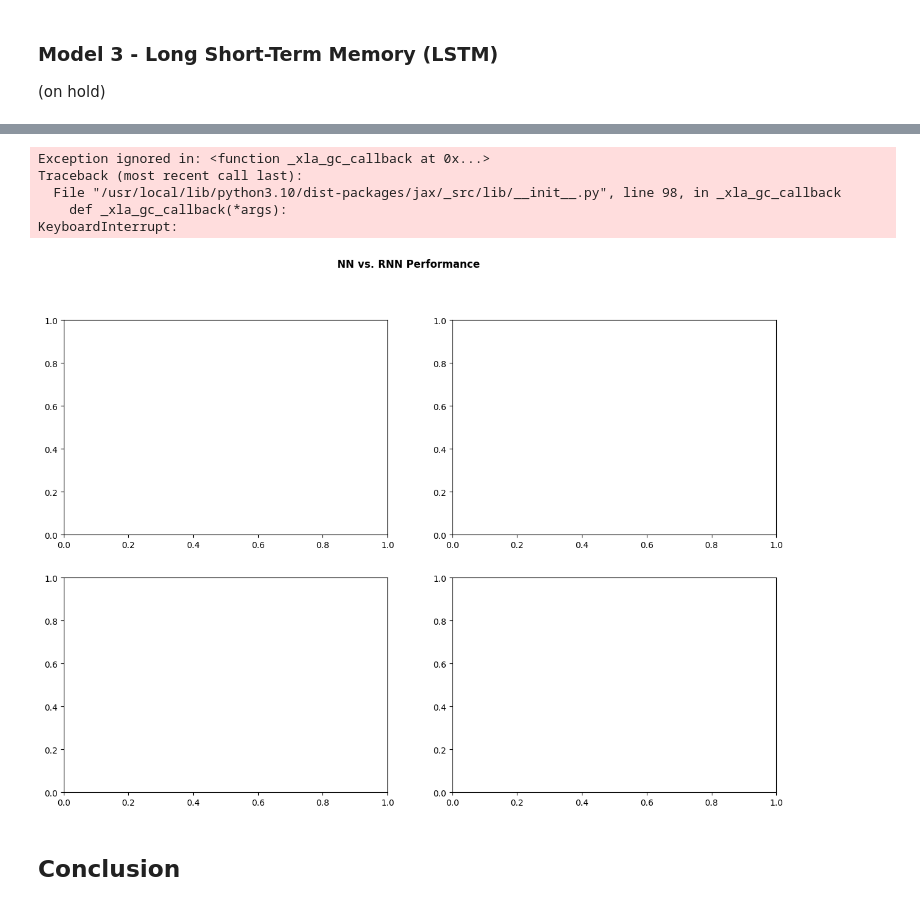
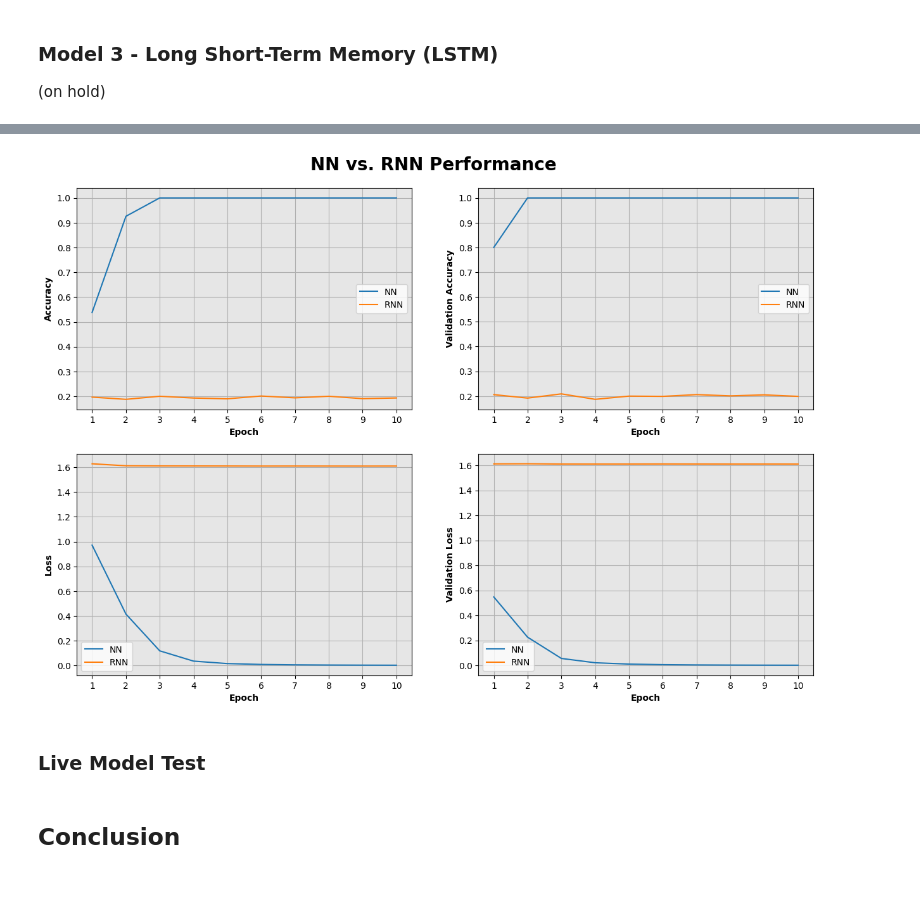
Before and after one commit to cgrundman/nuclear-magnetic-resonance, a Jupyter notebook: pattern_recognizer.ipynb, the cells around one changed output, grey strips where cells are left out. Saved outputs shown, nothing was run; the diff lists cells and outputs as text; code cells hidden in the pictures.

Commit message:
create model comparison plot

```diff
--- a/pattern_recognizer.ipynb
+++ b/pattern_recognizer.ipynb
@@ -391,70 +374,13 @@ history_nn.history
-# %%
-def compare_model_performance_accuracy(history_list, model_name_list=["[Model 1]", "[Model 2]"]):
-
-  f, axs = plt.subplots(2,2)
-
-  # Set figure size
-  f.set_figheight(10)
-  f.set_figwidth(15)
-
-  # # Set plot overall title
-  # Create the title
-  title = ""
-  for i in range(len(model_name_list)):
-    if title == "":
-      title = model_name_list[i]
-    else:
-      title += " vs. " + model_name_list[i]
-  title += " Performance"
-  f.suptitle(title, weight='bold')
-
-  # epoch_range = range(1,len(history['accuracy']) + 1)
-  list_of_metrics = ['accuracy', 'val_accuracy', 'loss', 'val_loss']
-
-  # axs = np.flatten(axs)
-
-  # for i in range(len(list_of_metrics)):
-  #   axs[0,0].set_xlabel('Epoch', weight='bold')
-  #   axs[1,0].set_facecolor((0.9, 0.9, 0.9))
-  #   axs[0,1].grid()
-
-  # # Plot Training Accuracy
-  # ax[0].plot(epoch_range, history['accuracy'])
-  # ax[0].plot(epoch_range, history['val_accuracy'])
-  # ax[0].legend(['Training accuracy', 'Validation Accuracy'])
-  # ax[0].set_ylabel('Accuracy', weight='bold')
-  # ax[0].set_xlabel('Epoch', weight='bold')
-  # ax[0].set_xticks(x_axis_range)
-  # ax[0].set_facecolor((0.9, 0.9, 0.9))
-  # ax[0].grid()
-
-  # # Plot Training Loss
-  # ax[1].plot(epoch_range, history['loss'])
-  # ax[1].plot(epoch_range, history['val_loss'])
-  # ax[1].legend(['Training loss', 'Validation loss'])
-  # ax[1].set_ylabel('Loss', weight='bold')
-  # ax[1].set_xlabel('Epoch', weight='bold')
-  # ax[1].set_xticks(x_axis_range)
-  # ax[1].set_facecolor((0.9, 0.9, 0.9))
-  # ax[1].grid()
-
-  # plt.savefig(f'{model_name}.png')
-
-
-
-
-history_test_list = [history_rnn.history, history_nn.history]
-model_name_list = ["NN", "RNN"]
-
-compare_model_performance_accuracy(history_list=history_test_list,
-                                   model_name_list=model_name_list)
-# %% [output]
-Exception ignored in: <function _xla_gc_callback at 0x...>
-Traceback (most recent call last):
-  File "/usr/local/lib/python3.10/dist-packages/jax/_src/lib/__init__.py", line 98, in _xla_gc_callback
-    def _xla_gc_callback(*args):
-KeyboardInterrupt:
-[figure, removed]
+# %%
+# Comparison of Models
+CustomPlot.compare_model_performance_accuracy(
+    history_list=[history_nn.history, history_rnn.history],
+    model_name_list=["NN", "RNN"]
+)
+# %% [output]
+[figure, added]
+# %% [markdown]
+### Live Model Test
 # %% [markdown]
 ## Conclusion
 # %%
```
Also changed, not shown: parts of 11 cells of this notebook.
